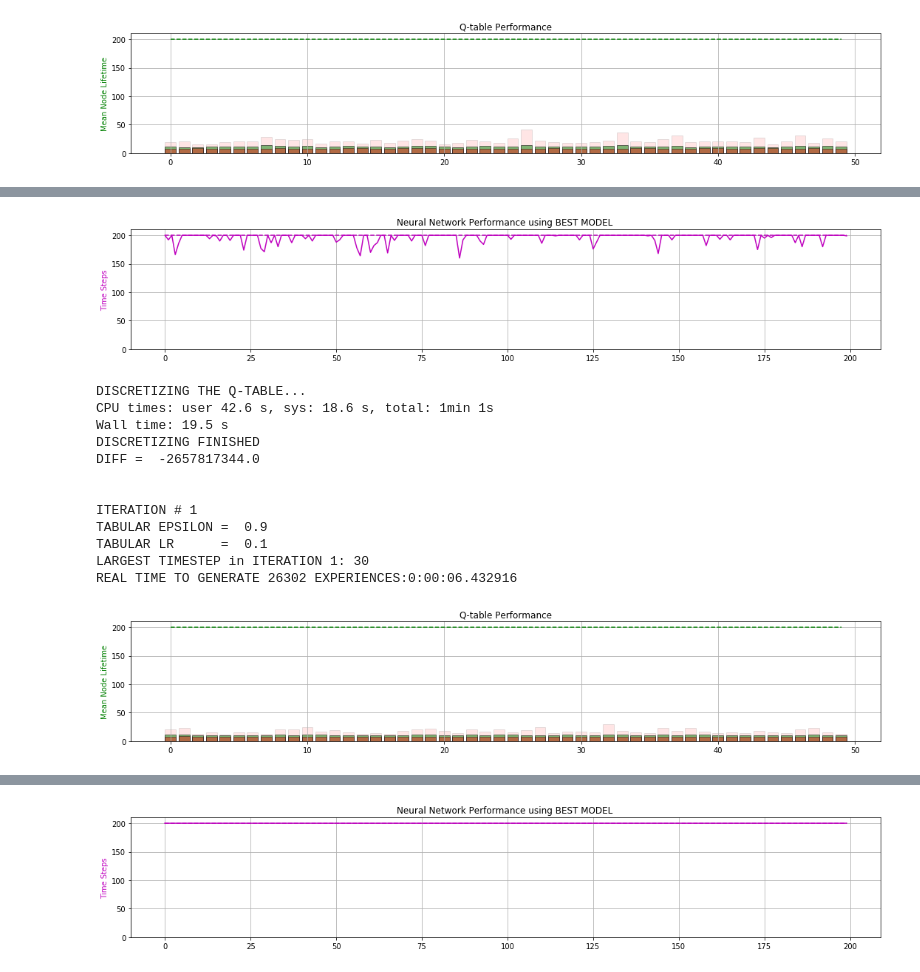
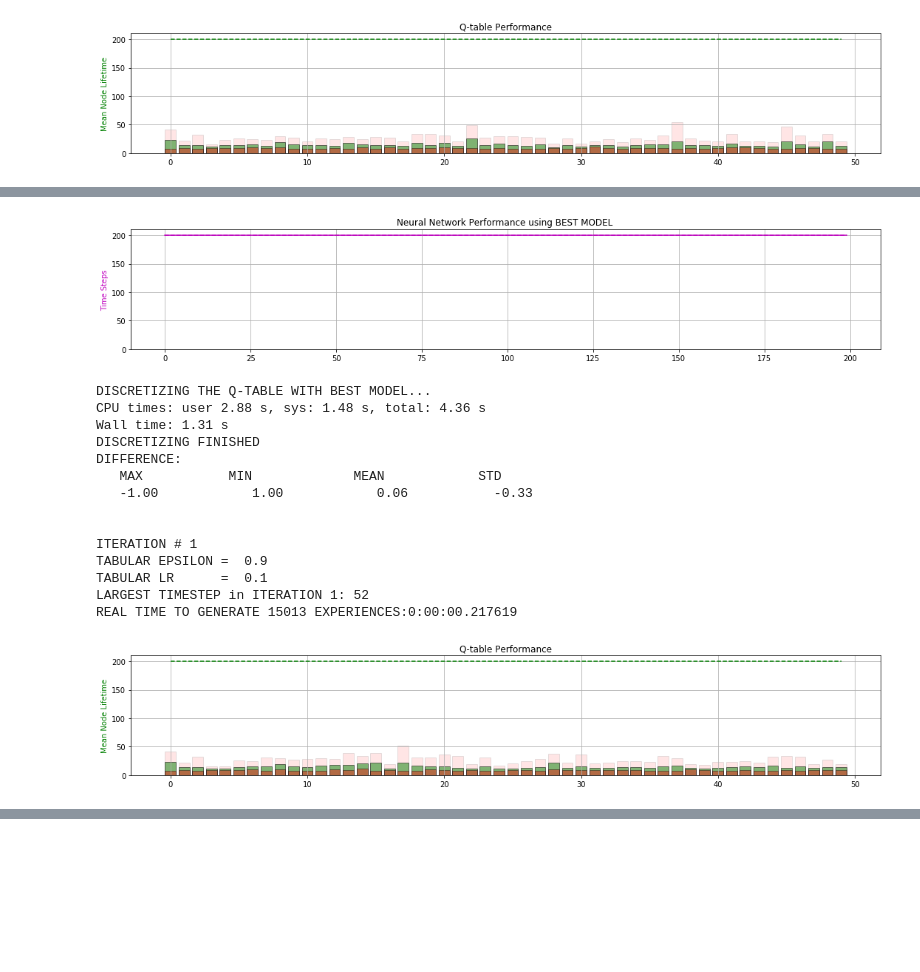
Before and after one commit to 5mali/cartpole_chopper, a Jupyter notebook: true_simulator_mp_map.ipynb, the cells around one changed output, grey strips where cells are left out. Drawn from its saved outputs; the diff is of its cells as text; code cells hidden in the pictures; blank space fills up the shorter version.

```diff
--- a/true_simulator_mp_map.ipynb
+++ b/true_simulator_mp_map.ipynb
@@ -37,6 +37,6 @@ P_ANG_MIN = -1
 P_VEL_MAX =  5
 P_VEL_MIN = -5
 # %%
-GRANULARITY = 100
+GRANULARITY = 50
 print("GRANULARITY: ", GRANULARITY)
 # %% [output]
@@ -76,7 +86,7 @@ T_GAMMA        = 0.9
 T_EPSILON      = 0.9
 
 NO_OF_NODES    = 50
-NO_OF_EPISODES = 50
+NO_OF_EPISODES = 20
 TIMESTEP_LIMIT = 200
 
 print("Number of NODES: ", NO_OF_NODES)
@@ -93,7 +103,7 @@ TARGET_REPLACE_ITER = 100   # target update frequency
 TERMINAL_BIAS       = 0.8   # no. of terminal memories in batch
 MIN_MEMORY_CAP      = 20000
 # %%
-MAX_NO_OF_ITERATIONS = 10
+MAX_NO_OF_ITERATIONS = 25
 NN_ITERATIONS    = 20000
 # %%
 class Net(nn.Module):
@@ -192,6 +202,7 @@ SCRATCH FILE =  STI6WR1Zcombo100
 # %%
 def mp_node_run(node_id):
-    env.seed(node_id+iteration)
+    my_env = env
+    my_env.seed(node_id+iteration)
     time_rec                = np.zeros(NO_OF_EPISODES)
     level_up_flag           = False
     PERFECT_RUN_COUNTER     = 10
@@ -201,13 +212,13 @@ def mp_node_run(node_id):
     exp_rec      = np.empty(N_STATES * 2 + 2)
     my_EPSILON   = T_EPSILON
     my_LR        = T_LR
-    my_Q_TABLE   = Q_TABLE.copy()
+    my_Q_TABLE   = Q_TABLE
 
     for i_episode in range(NO_OF_EPISODES):
         ep_exp_rec = np.empty(N_STATES * 2 + 2)
         time_steps = 0
 
-        s = env.reset()
+        s = my_env.reset()
         while True:
             [c_pos_state,
             c_vel_state,
@@ -224,7 +235,7 @@ def mp_node_run(node_id):
                 a = my_Q_TABLE[c_pos_state, c_vel_state, p_ang_state, p_vel_state, :].argmax()
 
              # take action
-            s_, r, done, info = env.step(a)
+            s_, r, done, info = my_env.step(a)
 
             if done:
                 r = -1
@@ -280,9 +307,17 @@ def mp_node_run(node_id):
 # %%
 iteration = 0
 dqn = DQN()
+
+v_env = gym.make('CartPole-v0')
+v_env.seed(seed*2)
+
+# preloaded_dqn = DQN()
+# preloaded_dqn.eval_net.load_state_dict(torch.load("./models/cartpole_nolimit.pt"))
+# preloaded_dqn.eval_net.eval()
+# Q_TABLE = preloaded_dqn.get_qvals(state_combinations).reshape(GRANULARITY,GRANULARITY,GRANULARITY,GRANULARITY,-1)
+
 # Create a pool of processes
 pool = mp.Pool(NO_OF_NODES)
-
 
 while iteration < MAX_NO_OF_ITERATIONS:
     print("\n")
@@ -294,7 +329,8 @@ while iteration < MAX_NO_OF_ITERATIONS:
 
     # Map aigym environment to each process
     result = pool.map(mp_node_run, range(NO_OF_NODES))
-    node_time_rec = np.array([item[1] for item in result ])
+
+    node_time_rec = np.array([item[1] for item in result])
     node_exp = np.array([item[0] for item in result ])
     all_exp = np.array([item for each_node_exp in node_exp
                                 for episode_exp in each_node_exp
@@ -358,11 +394,11 @@ while iteration < MAX_NO_OF_ITERATIONS:
             time_rec = []
             for i_episode in range(TIMESTEP_LIMIT):
                 time_step = 0
-                s = env.reset()
+                s = v_env.reset()
                 while True:
                     time_step += 1
                     a = dqn.choose_greedy_action(s)
-                    s_, r, done, info = env.step(a)
+                    s_, r, done, info = v_env.step(a)
                     if done:
                         break
                     s = s_
@@ -375,9 +411,9 @@ while iteration < MAX_NO_OF_ITERATIONS:
 
     print("TRAINING TIME:{}".format(datetime.now()-tic))
 
-    test_dqn = DQN()
-    test_dqn.eval_net.load_state_dict(torch.load(RFILE +'_'+str(GRANULARITY)))
-    test_dqn.eval_net.eval()
+    best_dqn = DQN()
+    best_dqn.eval_net.load_state_dict(torch.load(RFILE +'_'+str(GRANULARITY)))
+    best_dqn.eval_net.eval()
 
     #test NN policy
     time_rec = []
@@ -387,7 +423,7 @@ while iteration < MAX_NO_OF_ITERATIONS:
         while True:
     #         env.render()
             time_step += 1
-            a = test_dqn.choose_greedy_action(s)
+            a = best_dqn.choose_greedy_action(s)
             s_, r, done, info = env.step(a)
             if done:
                 break
@@ -406,14 +442,21 @@ while iteration < MAX_NO_OF_ITERATIONS:
     ax2.grid()
     plt.show()
 
-    print("DISCRETIZING THE Q-TABLE...")
-    state_combinations = ndim_grid([C_POS_MIN, C_VEL_MIN, P_ANG_MIN, P_VEL_MIN],
-                                   [C_POS_MAX, C_VEL_MAX, P_ANG_MAX, P_VEL_MAX],
-                                       GRANULARITY)
+    print("DISCRETIZING THE Q-TABLE WITH BEST MODEL...")
+
     old_Q = Q_TABLE
-    %time Q_TABLE = dqn.get_qvals(state_combinations).reshape(GRANULARITY,GRANULARITY,GRANULARITY,GRANULARITY,-1)
+    %time Q_TABLE = best_dqn.get_qvals(state_combinations).reshape(GRANULARITY,GRANULARITY,GRANULARITY,GRANULARITY,-1)
     print("DISCRETIZING FINISHED")
-    print("DIFF = ", (old_Q.sum() - Q_TABLE.sum()))
+
+    #NORMALIZING Q-TABLE
+    Q_TABLE = -1 + 2.0 * (Q_TABLE-Q_TABLE.min())/(Q_TABLE.max() - Q_TABLE.min())
+    print("DIFFERENCE:\n   MAX\t\t MIN\t\t MEAN\t\t STD")
+    diff_max   = old_Q.max() - Q_TABLE.max()
+    diff_min   = old_Q.min() - Q_TABLE.min()
+    diff_mean  = old_Q.mean() - Q_TABLE.mean()
+    diff_std   = old_Q.std() - Q_TABLE.std()
+    print("{:8.2f}\t{:8.2f}\t{:8.2f}\t{:8.2f}\t".format(diff_max, diff_min, diff_mean,diff_std))
+
     iteration += 1
 
 pool.close()
@@ -427,3 +470,3 @@ REAL TIME TO GENERATE 29437 EXPERIENCES:0:00:07.810382
-[figure, old version]
+[figure, new version]
 Training Neural Network for 20000 iterations @ LR =  0.001
 25 TERMINAL EXPERIENCES IN A BATCH SIZE OF 32
@@ -436,16 +479,18 @@ TRAINING TIME:0:00:28.707134
-[figure, old version]
+[figure, new version]
-DISCRETIZING THE Q-TABLE...
-CPU times: user 42.6 s, sys: 18.6 s, total: 1min 1s
-Wall time: 19.5 s
+DISCRETIZING THE Q-TABLE WITH BEST MODEL...
+CPU times: user 2.88 s, sys: 1.48 s, total: 4.36 s
+Wall time: 1.31 s
 DISCRETIZING FINISHED
-DIFF =  -2657817344.0
+DIFFERENCE:
+   MAX           MIN             MEAN            STD
+   -1.00            1.00            0.06           -0.33
 
 
 ITERATION # 1
 TABULAR EPSILON =  0.9
 TABULAR LR      =  0.1
-LARGEST TIMESTEP in ITERATION 1: 30
-REAL TIME TO GENERATE 26302 EXPERIENCES:0:00:06.432916
+LARGEST TIMESTEP in ITERATION 1: 52
+REAL TIME TO GENERATE 15013 EXPERIENCES:0:00:00.217619
-[figure, old version]
+[figure, new version]
 Training Neural Network for 20000 iterations @ LR =  0.001
 25 TERMINAL EXPERIENCES IN A BATCH SIZE OF 32
@@ -458 +496,0 @@ TRAINING TIME:0:00:36.627884
-[figure, removed]
```
Also changed, not shown: parts of 15 cells of this notebook, 6 other files.
